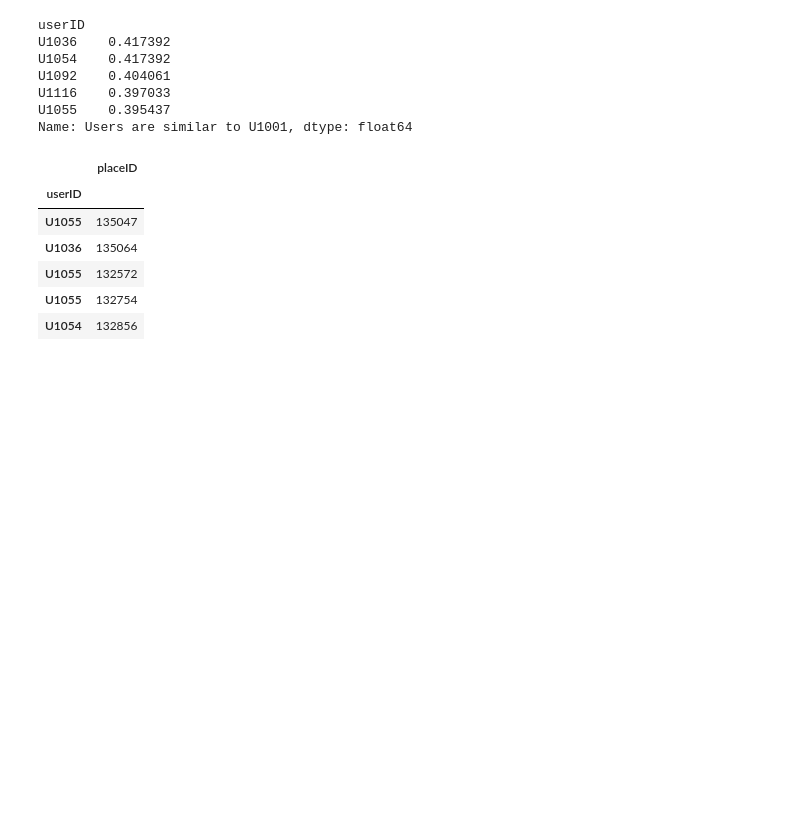
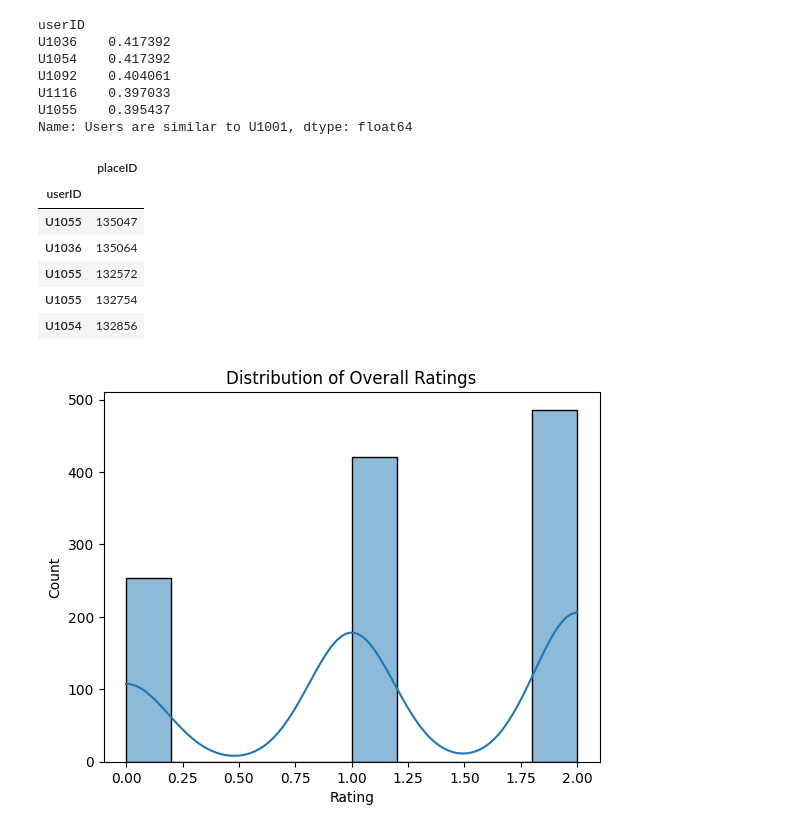
Before and after one commit to saharnazyp/User-Similarity-Recommender-with-Collaborative-Filtering-Restaurant, a Jupyter notebook: CF_memory_based.ipynb, the cells around one changed output. Drawn from its saved outputs; the diff is of its cells as text; code cells hidden in the pictures; blank space fills up the shorter version.

```diff
--- a/CF_memory_based.ipynb
+++ b/CF_memory_based.ipynb
@@ -29,4 +34,5 @@ import pandas as pd
 from sklearn.metrics.pairwise import cosine_similarity
 # %%
 # Load Rating dataset
-rating_final = pd.read_csv('./data_set/rating_final.csv')
+rating_final = pd.read_csv('/content/rating_final.csv')
+userprofile = pd.read_csv("/content/userprofile.csv")
@@ -174,3 +229,11 @@ sim_users_rec('U1001').sample(5)
 | U1055 | 132572 |
 | U1055 | 132754 |
 | U1054 | 132856 |
+# %%
+sns.histplot(rating_final['rating'], bins=10, kde=True)
+plt.title('Distribution of Overall Ratings')
+plt.xlabel('Rating')
+plt.ylabel('Count')
+plt.show()
+# %% [output]
+[figure, added]
```
Also changed, not shown: parts of 12 cells of this notebook.
